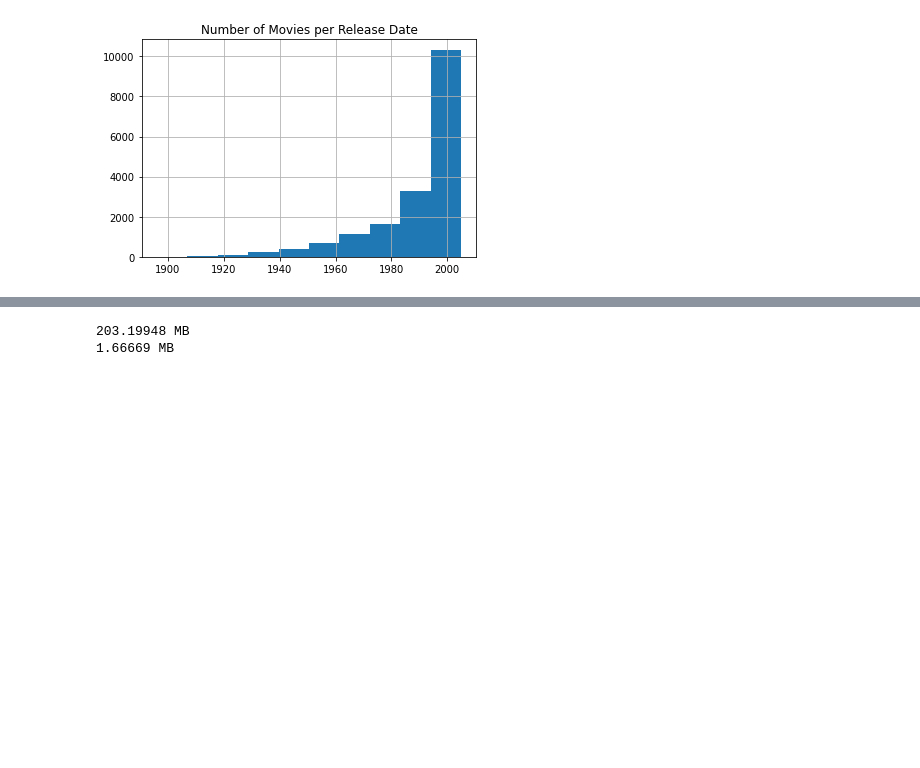
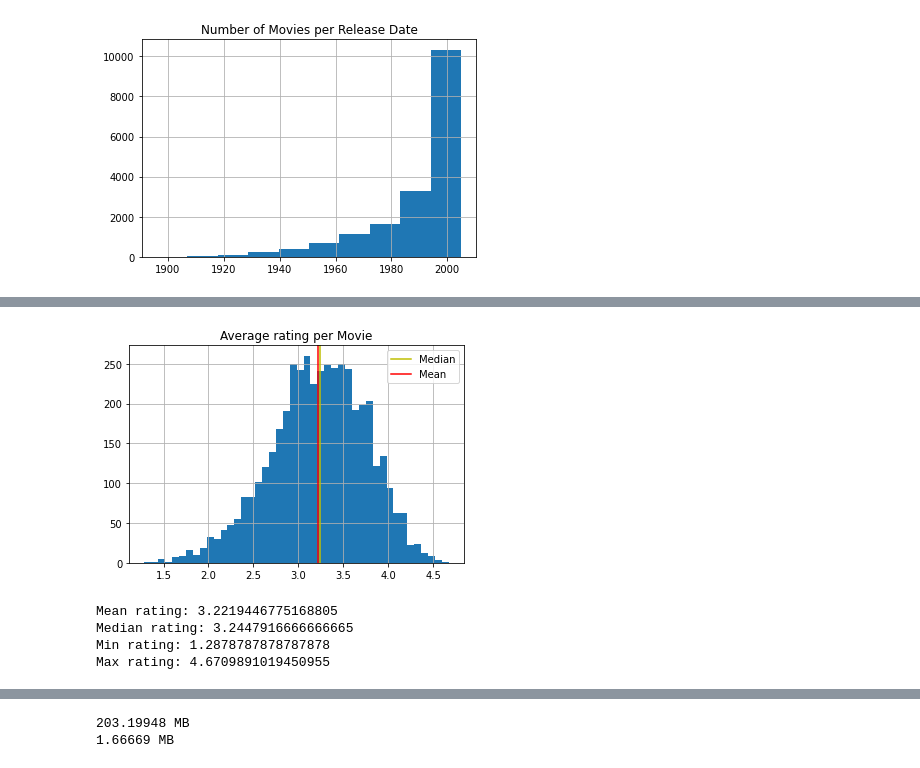
Before and after one commit to KaiMJ/netflix-recommendation, a Jupyter notebook: display.ipynb, the cells around one changed output, grey strips where cells are left out. Saved outputs shown, nothing was run; the diff lists cells and outputs as text; code cells hidden in the pictures; blank space fills up the shorter version.

Commit message:
Insightful Visualization

```diff
--- a/display.ipynb
+++ b/display.ipynb
@@ -61,7 +62,10 @@ Reading file 1...
 
 data = pd.DataFrame(data)
 data.rename(columns={0: 'MovieID', 1: 'UserID', 2: 'Rating', 3: 'Rated Date'}, inplace=True)
+data['MovieID'] = data['MovieID'].astype(int)
+data['UserID'] = data['UserID'].astype(int)
 data['Rating'] = data['Rating'].astype(int)
+data['Rated Date'] = pd.to_datetime(data['Rated Date'])
 # %%
 data.head()
 # %% [output]
@@ -80,4 +84,5 @@ movies = pd.read_csv('data/movie_titles.csv',
                      encoding="ISO-8859-1",
                     lineterminator='\n',
                     header=None)
-movies.rename(columns={0: "MovieID", 1:"Date", 2:"Title"}, inplace=True)
+movies.rename(columns={0: "MovieID", 1:"Released Date", 2:"Title"}, inplace=True)
+movies['Title'] = movies['Title'].astype(str)
@@ -96,0 +100,17 @@ movies.shape
+# %%
+# https://www.amazon.com/Ancient-Civilizations-Rome-Pompeii/dp/B00005MKKE
+# Released date is 2002 for Ancient Civilizations: Rome and Pompeii
+movies.loc[movies['MovieID'] == 4388, 'Released Date'] = 2002
+
+
+# Other MovieIDs can be dropped since no other movies have been rated.
+# data[data['MovieID'].isin(movies[movies.isna().any(axis=1)].MovieID)].MovieID.unique()
+# array([4388])
+movies.dropna(inplace=True)
+
+
+movies['Released Date'] = movies['Released Date'].astype(int)
+# %%
+# Merge data with movies
+data = data.merge(movies)
+data.head()
@@ -163,0 +169,22 @@ ValueError: supplied range of [3.122836975342064e+33, inf] is not finite
+# %%
+n = 4499
+
+ratings = data.groupby('MovieID')['Rating'].mean()
+ratings.hist(bins=n//100)
+plt.axvline(ratings.median(), color='y', label="Median")
+plt.axvline(ratings.mean(), color='r', label="Mean")
+plt.title("Average rating per Movie")
+plt.legend()
+
+plt.show()
+
+print("Mean rating:", ratings.mean())
+print("Median rating:", ratings.median())
+print("Min rating:", ratings.min())
+print("Max rating:", ratings.max())
+# %% [output]
+[figure, added]
+Mean rating: 3.2219446775168805
+Median rating: 3.2447916666666665
+Min rating: 1.2878787878787878
+Max rating: 4.6709891019450955
```
Also changed, not shown: parts of 24 cells of this notebook.
